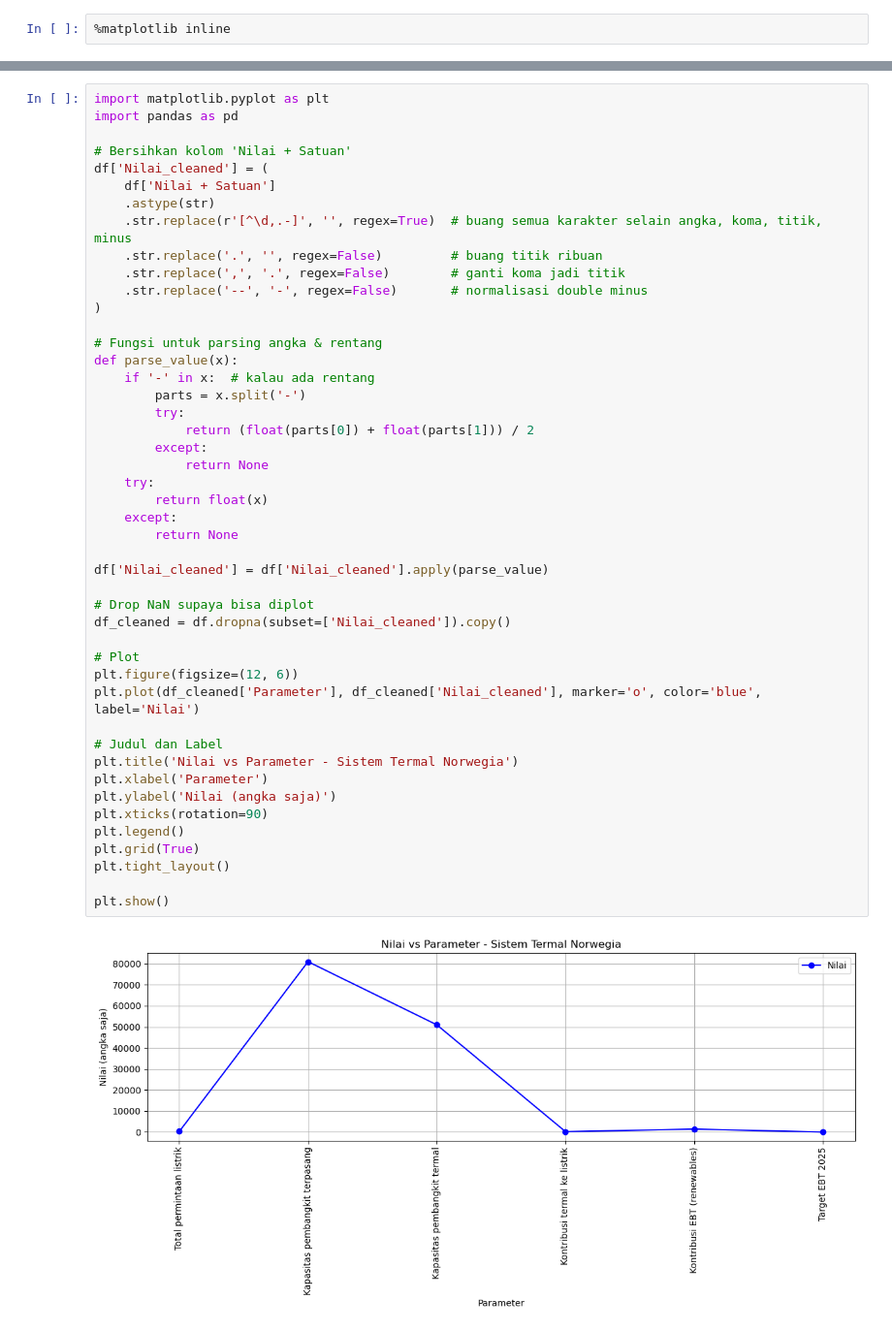
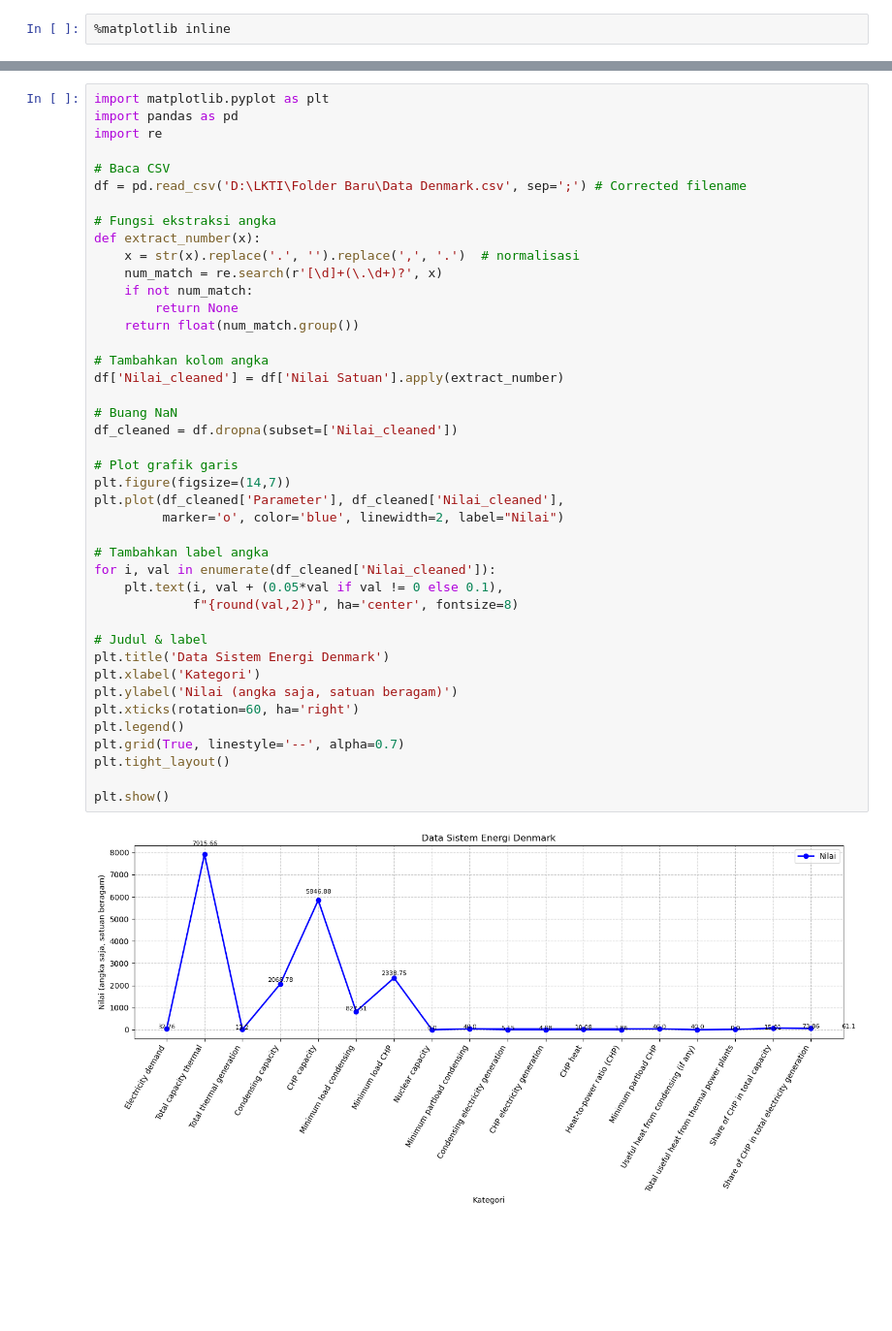
Before and after one commit to iqbal112211/project, a Jupyter notebook: SIMULASI DI VS CODE.ipynb, the cells around one changed output, grey strips where cells are left out. Shown at 97% size. Drawn from its saved outputs; the diff is of its cells as text; blank space fills up the shorter version.

```diff
--- a/SIMULASI DI VS CODE.ipynb
+++ b/SIMULASI DI VS CODE.ipynb
@@ -75,48 +95,44 @@ Index(['No', 'Parameter', 'Nilai + Satuan', 'Keterangan', 'Nilai_cleaned'], dtyp
 # %%
 import matplotlib.pyplot as plt
 import pandas as pd
+import re
 
-# Bersihkan kolom 'Nilai + Satuan'
-df['Nilai_cleaned'] = (
-    df['Nilai + Satuan']
-    .astype(str)
-    .str.replace(r'[^\d,.-]', '', regex=True)  # buang semua karakter selain angka, koma, titik, minus
-    .str.replace('.', '', regex=False)         # buang titik ribuan
-    .str.replace(',', '.', regex=False)        # ganti koma jadi titik
-    .str.replace('--', '-', regex=False)       # normalisasi double minus
-)
+# Baca CSV
+df = pd.read_csv('D:\LKTI\Folder Baru\Data Denmark.csv', sep=';') # Corrected filename
 
-# Fungsi untuk parsing angka & rentang
-def parse_value(x):
-    if '-' in x:  # kalau ada rentang
-        parts = x.split('-')
-        try:
-            return (float(parts[0]) + float(parts[1])) / 2
-        except:
-            return None
-    try:
-        return float(x)
-    except:
+# Fungsi ekstraksi angka
+def extract_number(x):
+    x = str(x).replace('.', '').replace(',', '.')  # normalisasi
+    num_match = re.search(r'[\d]+(\.\d+)?', x)
+    if not num_match:
         return None
+    return float(num_match.group())
 
-df['Nilai_cleaned'] = df['Nilai_cleaned'].apply(parse_value)
+# Tambahkan kolom angka
+df['Nilai_cleaned'] = df['Nilai Satuan'].apply(extract_number)
 
-# Drop NaN supaya bisa diplot
-df_cleaned = df.dropna(subset=['Nilai_cleaned']).copy()
+# Buang NaN
+df_cleaned = df.dropna(subset=['Nilai_cleaned'])
 
-# Plot
-plt.figure(figsize=(12, 6))
-plt.plot(df_cleaned['Parameter'], df_cleaned['Nilai_cleaned'], marker='o', color='blue', label='Nilai')
+# Plot grafik garis
+plt.figure(figsize=(14,7))
+plt.plot(df_cleaned['Parameter'], df_cleaned['Nilai_cleaned'],
+         marker='o', color='blue', linewidth=2, label="Nilai")
 
-# Judul dan Label
-plt.title('Nilai vs Parameter - Sistem Termal Norwegia')
-plt.xlabel('Parameter')
-plt.ylabel('Nilai (angka saja)')
-plt.xticks(rotation=90)
+# Tambahkan label angka
+for i, val in enumerate(df_cleaned['Nilai_cleaned']):
+    plt.text(i, val + (0.05*val if val != 0 else 0.1),
+             f"{round(val,2)}", ha='center', fontsize=8)
+
+# Judul & label
+plt.title('Data Sistem Energi Denmark')
+plt.xlabel('Kategori')
+plt.ylabel('Nilai (angka saja, satuan beragam)')
+plt.xticks(rotation=60, ha='right')
 plt.legend()
-plt.grid(True)
+plt.grid(True, linestyle='--', alpha=0.7)
 plt.tight_layout()
 
 plt.show()
 # %% [output]
-[figure, old version]
+[figure, new version]
```
Also changed, not shown: parts of 47 cells of this notebook.
